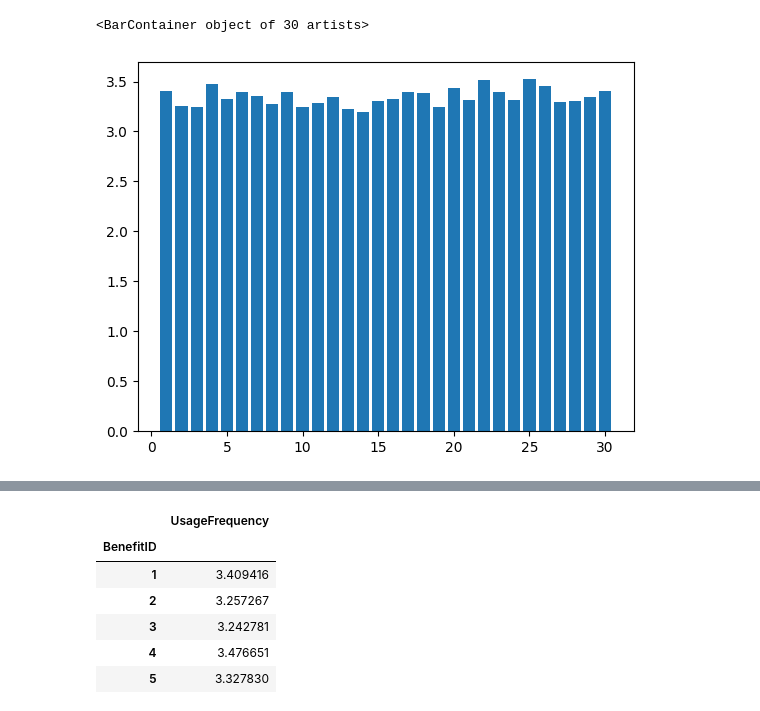
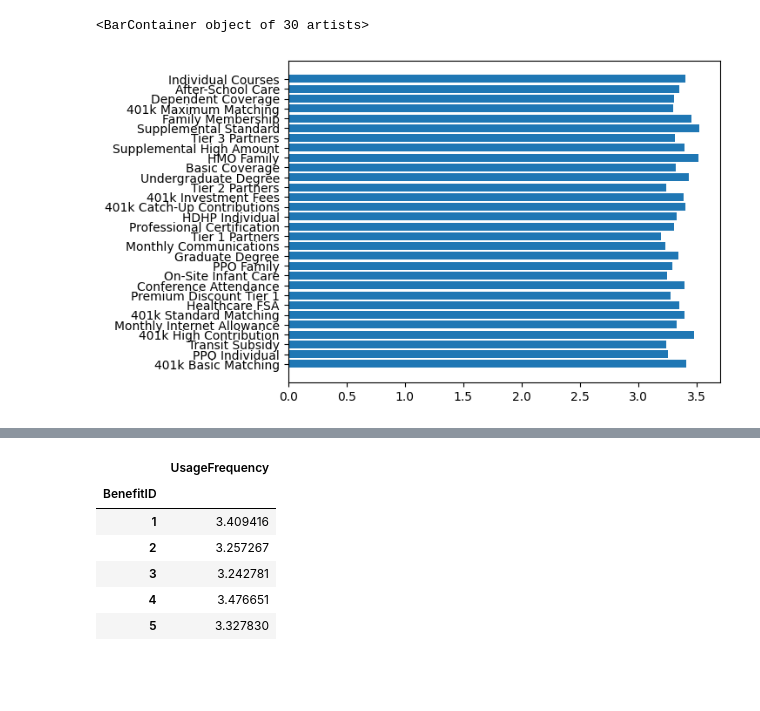
Before and after one commit to yoshimathur/adp_data_cap, a Jupyter notebook: yash_y_book.ipynb, the cells around one changed output, grey strips where cells are left out. Cells and saved outputs as stored; diff of their text form; code cells hidden in the pictures; blank space fills up the shorter version.

```diff
--- a/yash_y_book.ipynb
+++ b/yash_y_book.ipynb
@@ -7,12 +27,15 @@ import numpy as np
 # %%
 usage = USAGE
+benefits = BENEFITS
 # %%
-benefit_mean_usage = usage[['BenefitID', 'UsageFrequency']].groupby('BenefitID').mean('UsageFrequency')
+benefit_mean_usage = usage[['BenefitID', 'UsageFrequency']].groupby('BenefitID').mean('UsageFrequency').reset_index()
+# %%
+benefit_mean_usage = pd.merge(benefit_mean_usage, benefits[['BenefitID', 'BenefitSubType']], on = 'BenefitID')
 # %%
-plt.bar(benefit_mean_usage.index, benefit_mean_usage['UsageFrequency'])
+plt.barh(benefit_mean_usage['BenefitSubType'], benefit_mean_usage['UsageFrequency'])
 # %% [output]
 <BarContainer object of 30 artists>
-[figure, old version]
+[figure, new version]
 # %%
 usage['LastUsedDate'] = pd.to_datetime(usage['LastUsedDate'])
 usage['LastUsedMonth'] = usage['LastUsedDate'].dt.month
```
Also changed, not shown: parts of 8 cells of this notebook.
